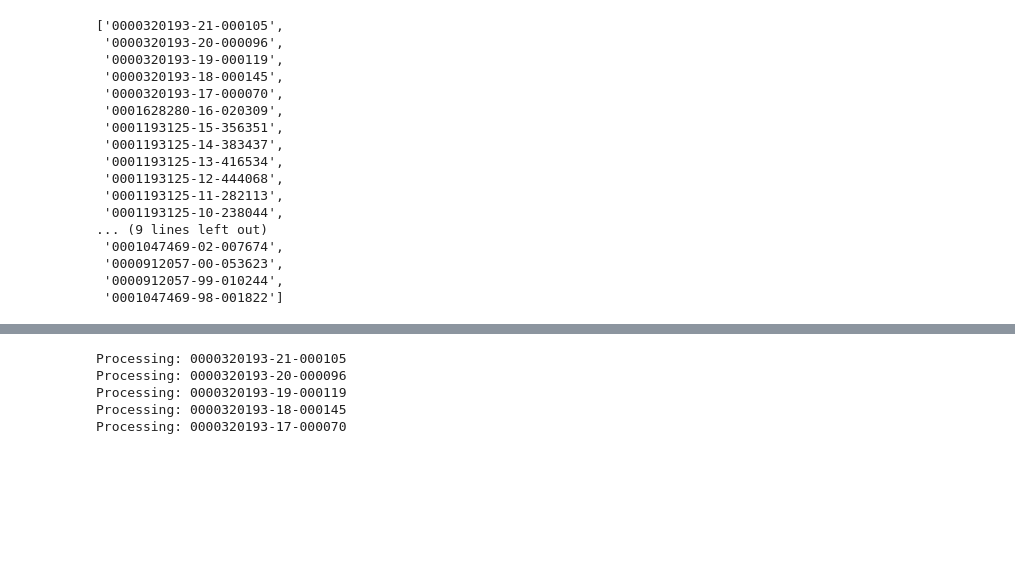
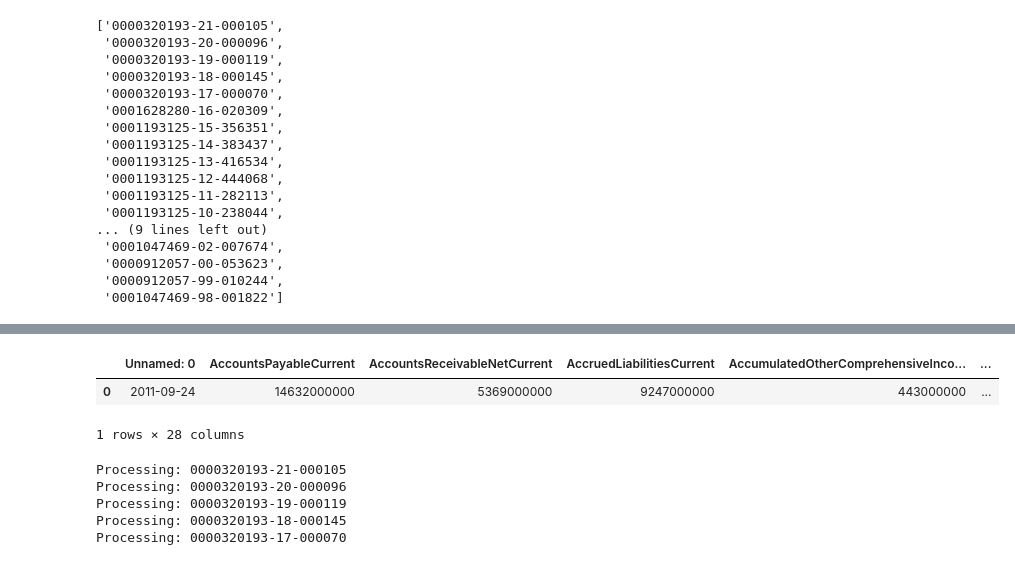
Before and after one commit to zpollats/LongTermStockPerformancePrediction, a Jupyter notebook: working_notebook.ipynb, the cells around one changed output, grey strips where cells are left out. Cells and saved outputs as stored; diff of their text form; code cells hidden in the pictures; blank space fills up the shorter version.

```diff
--- a/working_notebook.ipynb
+++ b/working_notebook.ipynb
@@ -201,6 +250,14 @@ example_balance = get_balance_sheet(get_xbrl_json(accession_numbers[10]))
 example_balance_T = pd.DataFrame(example_balance.iloc[:, -1]).T
 # %%
 pd.DataFrame.to_csv(example_balance_T, './data/apple_2011_balance.csv')
+# %%
+loaded_balance = pd.read_csv('./data/apple_2011_balance.csv')
+# %%
+loaded_balance.head()
+# %% [output]
+|  | Unnamed: 0 | AccountsPayableCurrent | AccountsReceivableNetCurrent | AccruedLiabilitiesCurrent | AccumulatedOtherComprehensiveInco... | ... |
+| 0 | 2011-09-24 | 14632000000 | 5369000000 | 9247000000 | 443000000 | ... |
+1 rows × 28 columns
 # %%
 # clean income statement.
 # drop duplicate columns (= column name ends with "_left"), drop key_0 column, drop columns with +5 NaNs
```
Also changed, not shown: parts of 13 cells of this notebook.
